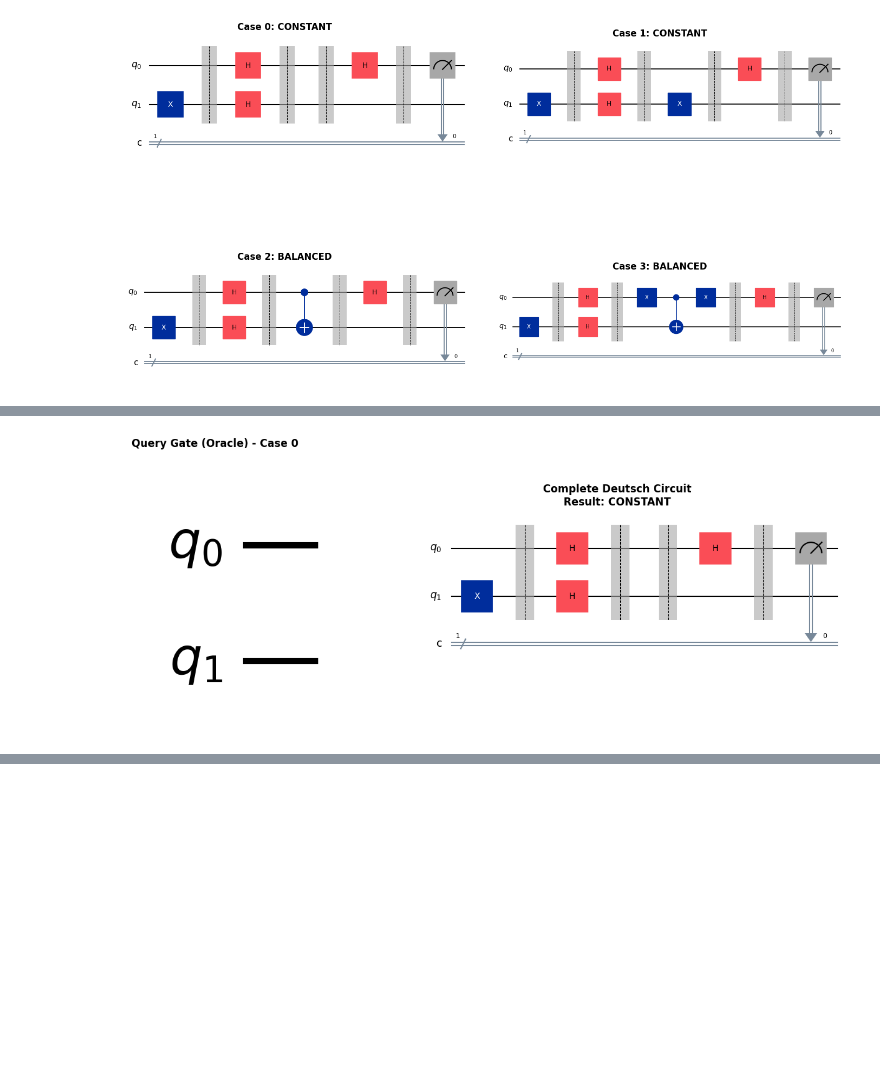
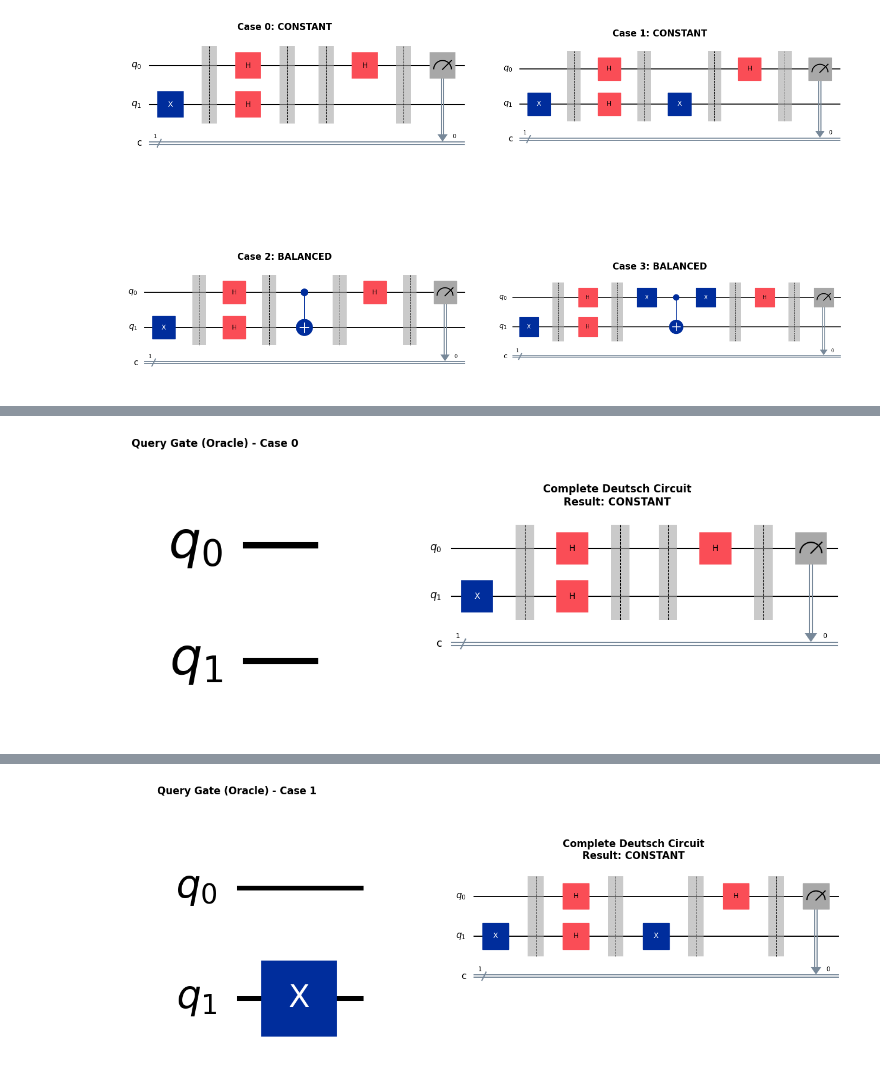
Before and after one commit to kelvinprabhu/QuantumComputingWithIBM_QC, a Jupyter notebook: Lab 8 : Implementation of Deutsch's algorithm (Query Algorithm)/2448501_D.ipynb, the cells around one changed output, grey strips where cells are left out. Cells and saved outputs as stored; diff of their text form; code cells hidden in the pictures; blank space fills up the shorter version.

```diff
--- a/Lab 8 : Implementation of Deutsch's algorithm (Query Algorithm)/2448501_D.ipynb
+++ b/Lab 8 : Implementation of Deutsch's algorithm (Query Algorithm)/2448501_D.ipynb
@@ -180,41 +180,76 @@ print("DETAILED VIEW: RANDOM FUNCTION")
 print("="*60)
 
 # Pick random case
-random_case = np.random.randint(0, 4)
-print(f"\n🎲 Selected Case: {random_case}")
+# random_case = np.random.randint(0, 4)
+for random_case in range(4):
+    print(f"\n🎲 Selected Case: {random_case}")
 
-# Get oracle and result
-oracle = deutsch_function(random_case)
-result, circuit, counts = run_deutsch(random_case)
+    # Get oracle and result
+    oracle = deutsch_function(random_case)
+    result, circuit, counts = run_deutsch(random_case)
 
-# Create visualization
-fig, axes = plt.subplots(1, 2, figsize=(14, 5))
+    # Create visualization
+    fig, axes = plt.subplots(1, 2, figsize=(14, 5))
 
-# Oracle circuit
-oracle.draw('mpl', ax=axes[0], style='iqp')
-axes[0].set_title(f'Query Gate (Oracle) - Case {random_case}',
-                  fontsize=12, fontweight='bold')
+    # Oracle circuit
+    oracle.draw('mpl', ax=axes[0], style='iqp')
+    axes[0].set_title(f'Query Gate (Oracle) - Case {random_case}',
+                      fontsize=12, fontweight='bold')
 
-# Complete circuit
-circuit.draw('mpl', ax=axes[1], style='iqp')
-axes[1].set_title(f"Complete Deutsch Circuit\nResult: {result.upper()}",
-                  fontsize=12, fontweight='bold')
+    # Complete circuit
+    circuit.draw('mpl', ax=axes[1], style='iqp')
+    axes[1].set_title(f"Complete Deutsch Circuit\nResult: {result.upper()}",
+                      fontsize=12, fontweight='bold')
 
-plt.tight_layout()
-plt.savefig('deutsch_detailed.png', dpi=300, bbox_inches='tight')
-print(f"\n💾 Detailed view saved as 'deutsch_detailed.png'")
-plt.show()
+    plt.tight_layout()
+    plt.savefig(f'deutsch_detailed_case_{random_case}.png', dpi=300, bbox_inches='tight')
+    print(f"\n💾 Detailed view saved as 'deutsch_detailed_case_{random_case}.png'")
+    plt.show()
 
-# Summary
-print("\n" + "="*60)
-print("SUMMARY")
-print("="*60)
-print(f"Function type: {result}")
-print(f"Measured state: {list(counts.keys())[0]}")
-print(f"Classical queries needed: 2")
-print(f"Quantum queries needed: 1")
-print(f"Speedup: 2x")
-print("="*60)
+    # Summary
+    print("\n" + "="*60)
+    print("SUMMARY")
+    print("="*60)
+    print(f"Function type: {result}")
+    print(f"Measured state: {list(counts.keys())[0]}")
+    print(f"Classical queries needed: 2")
+    print(f"Quantum queries needed: 1")
+    print(f"Speedup: 2x")
+    print("="*60)
+# print(f"\n🎲 Selected Case: {random_case}")
+
+# # Get oracle and result
+# oracle = deutsch_function(random_case)
+# result, circuit, counts = run_deutsch(random_case)
+
+# # Create visualization
+# fig, axes = plt.subplots(1, 2, figsize=(14, 5))
+
+# # Oracle circuit
+# oracle.draw('mpl', ax=axes[0], style='iqp')
+# axes[0].set_title(f'Query Gate (Oracle) - Case {random_case}',
+#                   fontsize=12, fontweight='bold')
+
+# # Complete circuit
+# circuit.draw('mpl', ax=axes[1], style='iqp')
+# axes[1].set_title(f"Complete Deutsch Circuit\nResult: {result.upper()}",
+#                   fontsize=12, fontweight='bold')
+
+# plt.tight_layout()
+# plt.savefig('deutsch_detailed.png', dpi=300, bbox_inches='tight')
+# print(f"\n💾 Detailed view saved as 'deutsch_detailed.png'")
+# plt.show()
+
+# # Summary
+# print("\n" + "="*60)
+# print("SUMMARY")
+# print("="*60)
+# print(f"Function type: {result}")
+# print(f"Measured state: {list(counts.keys())[0]}")
+# print(f"Classical queries needed: 2")
+# print(f"Quantum queries needed: 1")
+# print(f"Speedup: 2x")
+# print("="*60)
 # %% [output]
 ============================================================
 DETAILED VIEW: RANDOM FUNCTION
@@ -235,0 +275 @@ Speedup: 2x
+[figure, added]
```
Also changed, not shown: parts of 1 cell of this notebook, 4 other files.
